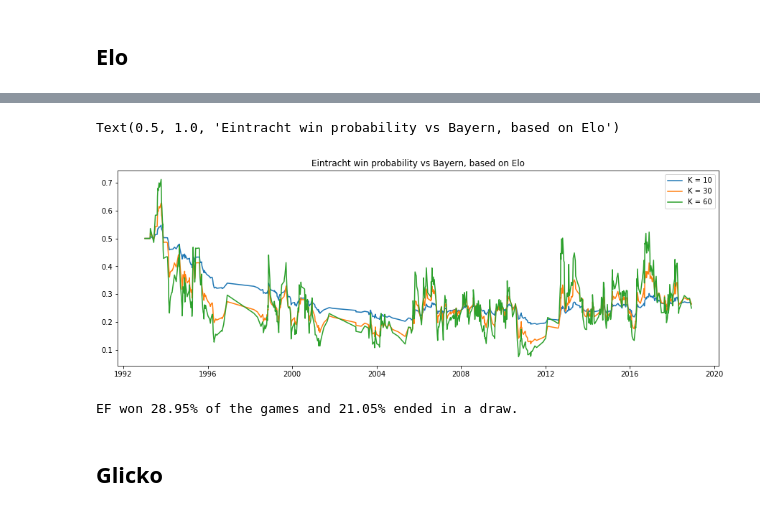
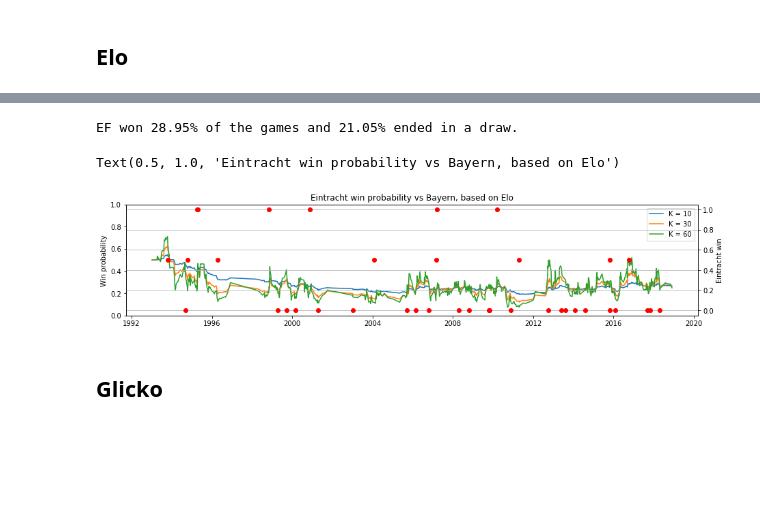
Before and after one commit to drdarina/ratings_talk, a Jupyter notebook: bundesliga_data_ratings.ipynb, the cells around one changed output, grey strips where cells are left out. Cells and saved outputs as stored; diff of their text form; code cells hidden in the pictures; blank space fills up the shorter version.

```diff
--- a/bundesliga_data_ratings.ipynb
+++ b/bundesliga_data_ratings.ipynb
@@ -142,19 +169,44 @@ def expect(ratings, alg):
-# %%
-plt.figure(figsize=(15,5))
-for ratings, alg, label in zip([elo_def_ratings, elo_30_ratings, elo_60_ratings], [Elo_def, Elo_30, Elo_60], [' 10', ' 30', ' 60']):
-    plt.plot(match_dates['einfrankfurt'], expect(ratings, alg)[:-1], label='K ='+label)
-plt.legend()
-plt.title('Eintracht win probability vs Bayern, based on Elo')
-# %% [output]
-Text(0.5, 1.0, 'Eintracht win probability vs Bayern, based on Elo')
-[figure, removed]
-# %%
-teams_played = bl.loc[[i for i in participation['einfrankfurt'] if i in participation['bayernmunich']]]
-bm_loss = teams_played.loser.value_counts()['bayernmunich']
-draw = teams_played.draw.sum()
-bm_win = len(teams_played) - bm_loss - draw
-print('EF won {:.2f}% of the games and {:.2f}% ended in a draw.'.format(100*bm_loss/len(teams_played), 100*draw/len(teams_played)))
-# %% [output]
-EF won 28.95% of the games and 21.05% ended in a draw.
+# %%
+# this part of the code is fairly specific for bayern/eintracht, but easy to abstract if needed...
+
+# computes the expected win probability from elo ratings
+def expect(ratings, alg):
+    R_E = ratings['einfrankfurt']
+    R_B = ratings['bayernmunich']
+    E = []
+    for r1, r2 in zip(R_E, R_B):
+        E.append(alg.expect(r1, r2))
+    return E
+
+# get all dataframe rows where bayern and eintracht faced off
+teams_played = bl.loc[[i for i in participation['einfrankfurt'] if i in participation['bayernmunich']]]
+
+# get win percentage
+draw = teams_played.draw.sum()
+bm_win = teams_played.winner.value_counts()['bayernmunich'] - draw
+bm_loss = len(teams_played) - bm_win - draw
+print('EF won {:.2f}% of the games and {:.2f}% ended in a draw.'.format(100*bm_loss/len(teams_played), 100*draw/len(teams_played)))
+
+# insert numeric winner in the dataframe
+teams_played['ef_win'] = 0
+teams_played.ef_win += np.where(teams_played.loser=='bayernmunich', 1, 0) * (np.ones(len(teams_played)) - teams_played.draw)
+teams_played.ef_win += 0.5 * teams_played.draw
+
+# calculate and plot expected win probability and actual winner
+fig, ax = plt.subplots(figsize=(15,3))
+for ratings, alg, label in zip([elo_def_ratings, elo_30_ratings, elo_60_ratings], [Elo_def, Elo_30, Elo_60], [' 10', ' 30', ' 60']):
+    ax.plot(match_dates['einfrankfurt'], expect(ratings, alg)[:-1], label='K ='+label)
+ax.legend()
+ax.set_ylim(0,1)
+ax2 = ax.twinx()
+ax2.plot(teams_played.Date, teams_played.ef_win, 'ro')
+ax2.set_ylabel('Eintracht win')
+ax.set_ylabel('Win probability')
+plt.grid()
+plt.title('Eintracht win probability vs Bayern, based on Elo')
+# %% [output]
+EF won 28.95% of the games and 21.05% ended in a draw.
+Text(0.5, 1.0, 'Eintracht win probability vs Bayern, based on Elo')
+[figure, added]
 # %% [markdown]
 ## Glicko
```
Also changed, not shown: parts of 55 cells of this notebook, 1 other file.
